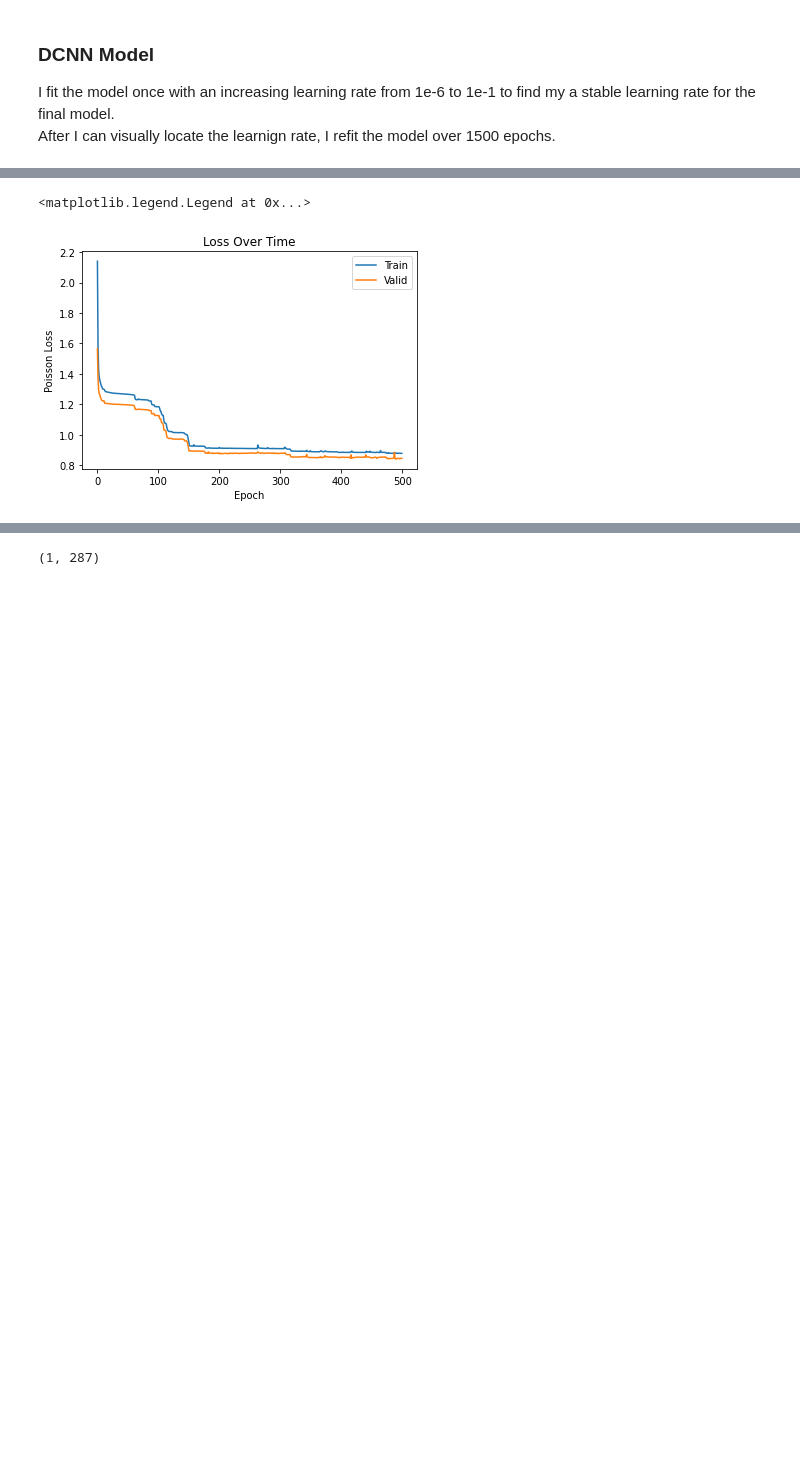
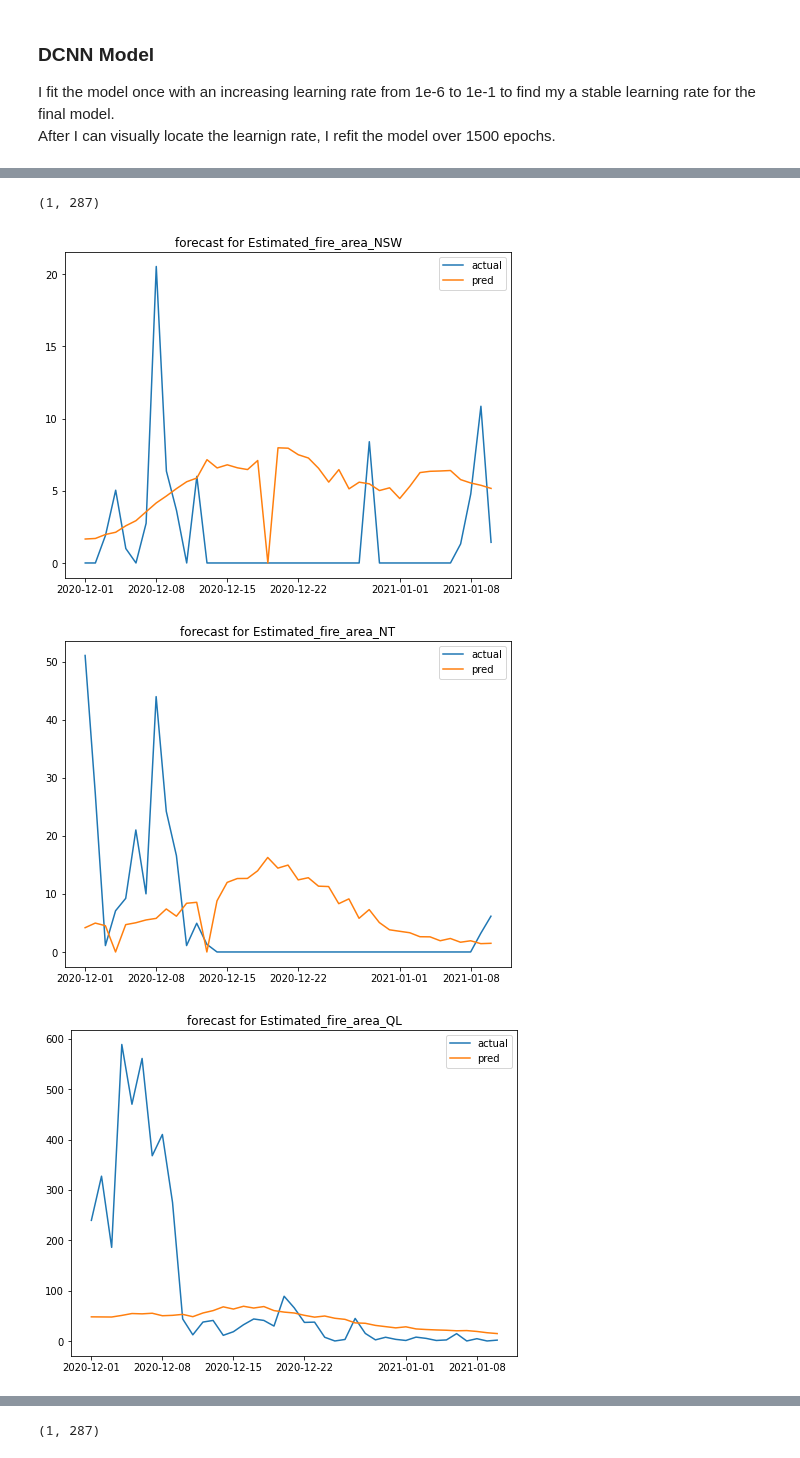
Before and after one commit to albertum1/cfc_team, a Jupyter notebook: 03-DilatedCNN.ipynb, the cells around one changed output, grey strips where cells are left out. Cells and saved outputs as stored; diff of their text form; code cells hidden in the pictures; blank space fills up the shorter version.

```diff
--- a/03-DilatedCNN.ipynb
+++ b/03-DilatedCNN.ipynb
@@ -370,11 +350,0 @@ model.save_weights('DCNN_011820')
-# %%
-plt.plot(history.history['loss'], 'train loss')
-plt.plot(history.history['val_loss'], 'val loss')
-
-plt.xlabel('Epoch')
-plt.ylabel('Poisson Loss')
-plt.title('Loss Over Time')
-# plt.legend(['Train','Valid'])
-# %% [output]
-<matplotlib.legend.Legend at 0x...>
-[figure, removed]
@@ -380,0 +353,10 @@ plt.title('Loss Over Time')
+# %%
+x_input = np.array(train.iloc[-120:].values)
+x_input = scaler.transform(x_input)
+
+x_input = x_input.reshape((1, n_steps_in, n_features))
+
+yhat = model.predict(x_input, verbose=0)
+yhat.shape
+# %% [output]
+(1, 287)
@@ -380,0 +375,12 @@ plt.title('Loss Over Time')
+# %%
+for i in fire_regions:
+    plt.figure(figsize=(8,6))
+    plt.plot(np.exp(test[:41][i]) - 1, label = 'actual')
+    plt.plot(np.exp(yhat_df[i]) - 1, label ='pred')
+    plt.title('forecast for {}'.format(i))
+    plt.legend()
+    plt.show();
+# %% [output]
+[figure, added]
+[figure, added]
+[figure, added]
```
Also changed, not shown: parts of 48 cells of this notebook.
